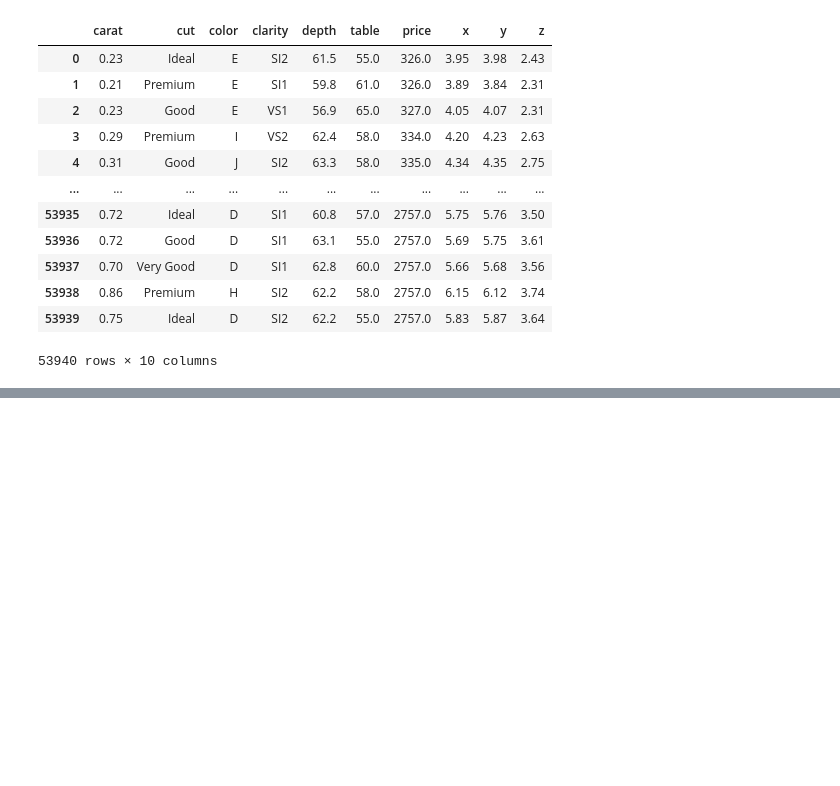
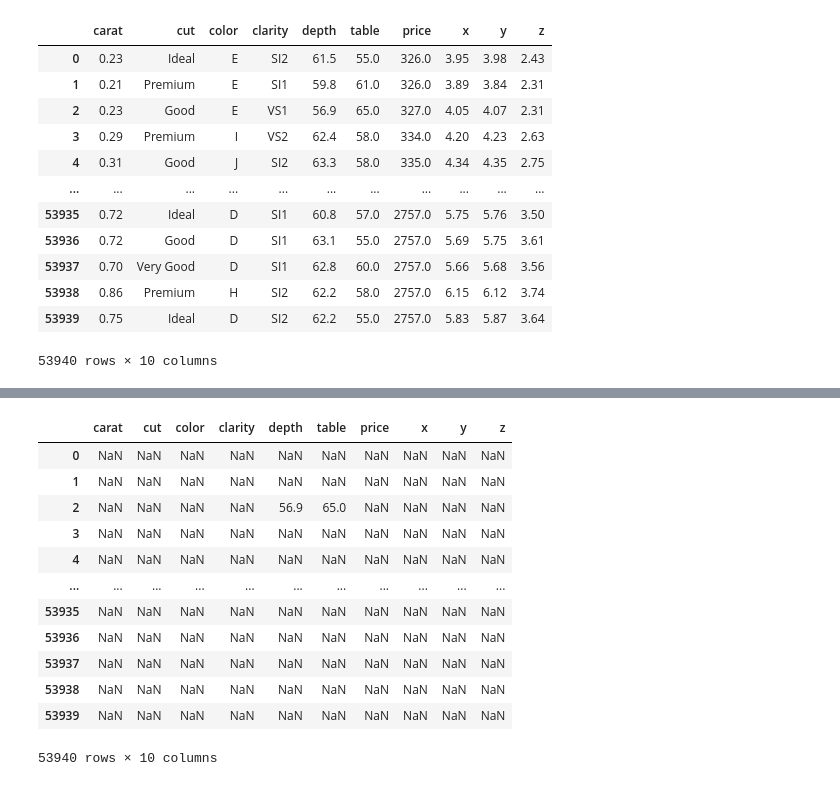
Before and after one commit to VictoriaTeCa/gesti_act_uno, a Jupyter notebook: actividad_UNO_entrega.ipynb, the cells around one changed output, grey strips where cells are left out. Saved outputs shown, nothing was run; the diff lists cells and outputs as text; code cells hidden in the pictures; blank space fills up the shorter version.

```diff
--- a/actividad_UNO_entrega.ipynb
+++ b/actividad_UNO_entrega.ipynb
@@ -49,0 +69,25 @@ data1
+# %%
+#Método aplicando desviación estandar. Encuentro los valores extremos
+y=data1
+Limite_Superior= y.mean() + 3*y.std()
+Limite_Inferior= y.mean() - 3*y.std()
+print("Limite superior permitido", Limite_Superior)
+print("Limite inferior permitido", Limite_Inferior)
+# %%
+#Encontramos Ouliers del Dataframe
+outliers= data1[(y>Limite_Superior)|(y<Limite_Inferior)]
+outliers
+# %% [output]
+|  | carat | cut | color | clarity | depth | table | price | x | y | z |
+| 0 | NaN | NaN | NaN | NaN | NaN | NaN | NaN | NaN | NaN | NaN |
+| 1 | NaN | NaN | NaN | NaN | NaN | NaN | NaN | NaN | NaN | NaN |
+| 2 | NaN | NaN | NaN | NaN | 56.9 | 65.0 | NaN | NaN | NaN | NaN |
+| 3 | NaN | NaN | NaN | NaN | NaN | NaN | NaN | NaN | NaN | NaN |
+| 4 | NaN | NaN | NaN | NaN | NaN | NaN | NaN | NaN | NaN | NaN |
+| ... | ... | ... | ... | ... | ... | ... | ... | ... | ... | ... |
+| 53935 | NaN | NaN | NaN | NaN | NaN | NaN | NaN | NaN | NaN | NaN |
+| 53936 | NaN | NaN | NaN | NaN | NaN | NaN | NaN | NaN | NaN | NaN |
+| 53937 | NaN | NaN | NaN | NaN | NaN | NaN | NaN | NaN | NaN | NaN |
+| 53938 | NaN | NaN | NaN | NaN | NaN | NaN | NaN | NaN | NaN | NaN |
+| 53939 | NaN | NaN | NaN | NaN | NaN | NaN | NaN | NaN | NaN | NaN |
+53940 rows × 10 columns
```
Also changed, not shown: parts of 30 cells of this notebook.
